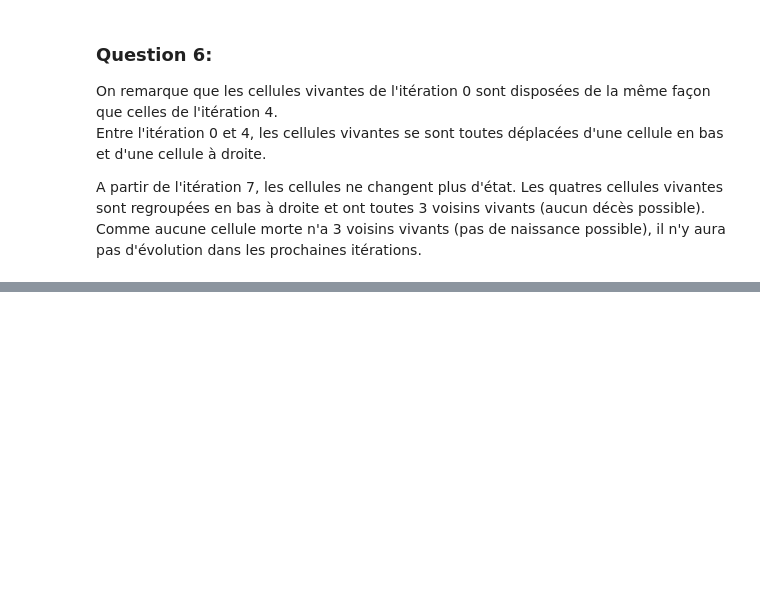
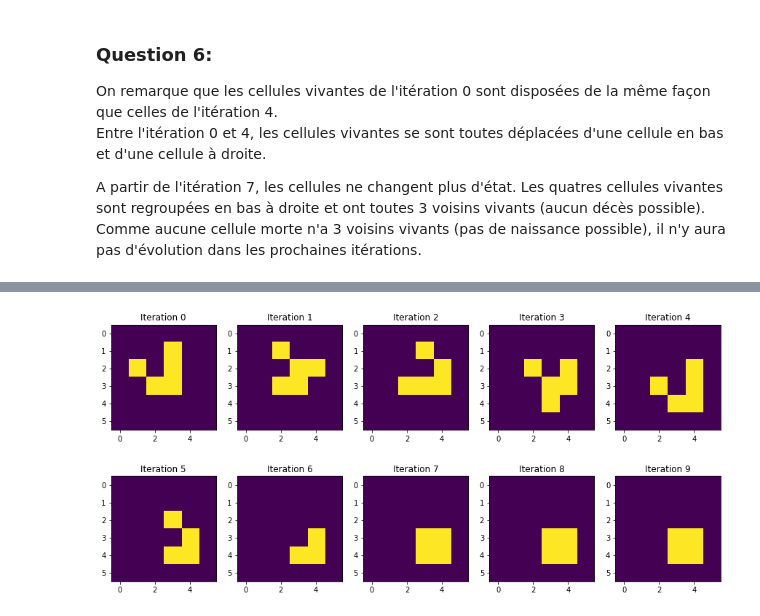
Before and after one commit to jroeste/DevLogHMMA238, a Jupyter notebook: HMMA238_TP_Gout_Roste.ipynb, the cells around one changed output, grey strips where cells are left out. Saved outputs shown, nothing was run; the diff lists cells and outputs as text; code cells hidden in the pictures; blank space fills up the shorter version.

```diff
--- a/HMMA238_TP_Gout_Roste.ipynb
+++ b/HMMA238_TP_Gout_Roste.ipynb
@@ -60,0 +135,7 @@ Les quatres cellules vivantes sont regroupées en bas à droite et ont toutes 3
+# %%
+# NOW THE FUNCTION IS COMPILED, RE-TIME IT EXECUTING FROM CACHE.
+start = time.time()
+plotJeuDeLaVie(10,Z_np,iteration_jeu_np)
+end = time.time()
+print("Elapsed (after compilation) = %s" % (end - start))
+# %% [output]
@@ -60,0 +143 @@ Les quatres cellules vivantes sont regroupées en bas à droite et ont toutes 3
+[figure, added]
```
Also changed, not shown: parts of 20 cells of this notebook, 1 other file.
